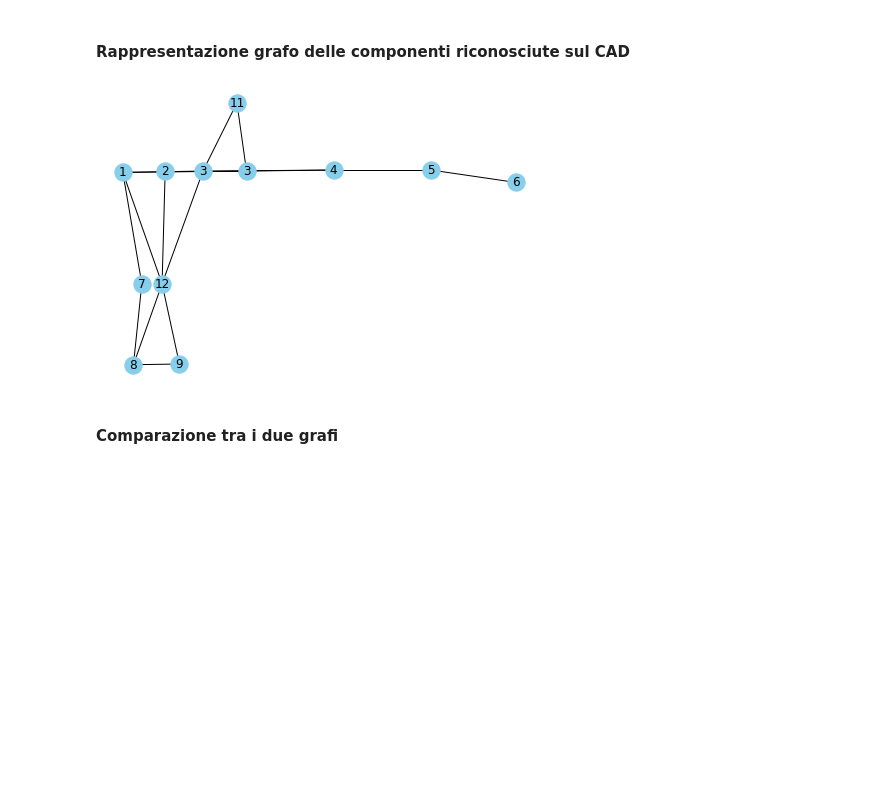
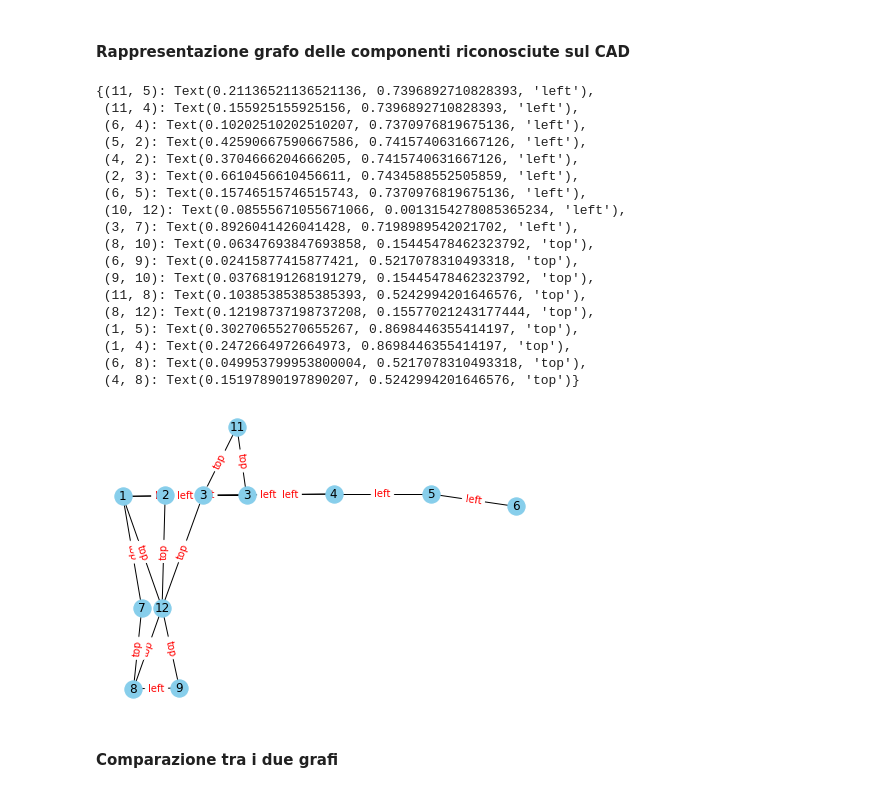
Before and after one commit to aleqrt/mask-rcnn-api, a Jupyter notebook: samples/elettrocablaggi/elettrocablaggi.ipynb, the cells around one changed output. Saved outputs shown, nothing was run; the diff lists cells and outputs as text; code cells hidden in the pictures; blank space fills up the shorter version.

```diff
--- a/samples/elettrocablaggi/elettrocablaggi.ipynb
+++ b/samples/elettrocablaggi/elettrocablaggi.ipynb
@@ -198,3 +183,16 @@ output_gt = "output_GRETA230V.txt"
+# %%
+image_name = '20200921_101722.jpg'
+
+resoner_dir = os.path.join("..","..","reasoner")
+graph_dir = os.path.join(resoner_dir, "graph")
+net_dir = os.path.join(resoner_dir, "net")
+cad_dir = os.path.join(resoner_dir, "cad")
+
+facts_net = os.path.join(net_dir, "facts_{}.asp".format(image_name[:-4]))
+ouput_net = os.path.join(net_dir, "output_{}.asp".format(image_name[:-4]))
+
+facts_cad = os.path.join(cad_dir, "facts_GRETA230V.asp")
+output_cad = os.path.join(cad_dir, "output_GRETA230V.asp")
 # %% [markdown]
 #### Definizione delle funzioni utilizzate di seguito
 # %%
@@ -337,43 +338,63 @@ plt.show()
 # %% [markdown]
 #### Rappresentazione grafo delle componenti riconosciute sul CAD
 # %%
-comp_gt = parser_component(gt_dir, facts_gt)
-neig_gt = parser_neighbour(gt_dir, output_gt, flag_CAD=True)
+comp_cad = parser_component(facts_cad)
+neig_cad = parser_neighbour(output_cad, flag_cad=True)
 
-G_gt = nx.Graph()
+G_cad = nx.Graph()
 
-nodes_gt = [i + 1 for i in range(len(comp_gt))]
-edge = [(lst[1], lst[3]) for lst in neig_gt]
+nodes_cad = [i + 1 for i in range(len(comp_cad))]
+edge = [(lst[1], lst[3]) for lst in neig_cad]
 
-G_gt.add_nodes_from(nodes_gt)
-G_gt.add_edges_from(edge)
+G_cad.add_nodes_from(nodes_cad)
+G_cad.add_edges_from(edge)
 
-mapping_gt = {}
-for e in comp_gt:
-    mapping_gt[e[1]] = e[0]
+mapping_cad = {}
+for e in comp_cad:
+    mapping_cad[e[1]] = e[0]
 
 # coordinates for all nodes
-xy = np.zeros([len(comp_gt), 2])
-for i, row in enumerate(comp_gt):
-    xy[i, 0] = (comp_gt[i][2] + comp_gt[i][4] + comp_gt[i][6] + comp_gt[i][8]) / 4
-    xy[i, 1] = (comp_gt[i][3] + comp_gt[i][5] + comp_gt[i][7] + comp_gt[i][9]) / 4
+xy = np.zeros([len(comp_cad), 2])
+for i, row in enumerate(comp_cad):
+    xy[i, 0] = (comp_cad[i][2] + comp_cad[i][4] + comp_cad[i][6] + comp_cad[i][8]) / 4
+    xy[i, 1] = (comp_cad[i][3] + comp_cad[i][5] + comp_cad[i][7] + comp_cad[i][9]) / 4
 min_max_scaler = preprocessing.MinMaxScaler()
 xy = min_max_scaler.fit_transform(xy)
 
 # position for all nodes
-pos_gt = {}
-for i, e in enumerate(comp_gt):
-    pos_gt[e[1]] = xy[i, :]
-
-plt.figure()
+pos_cad = {}
+for i, e in enumerate(comp_cad):
+    pos_cad[e[1]] = xy[i, :]
 
 # draw the graph
-nx.draw(G_gt, pos_gt, node_color='skyblue')
-nx.draw_networkx_labels(G_gt, pos_gt, mapping_gt)
+nx.draw(G_cad, pos_cad, node_color='skyblue')
+nx.draw_networkx_labels(G_cad, pos_cad, mapping_cad)
 
-plt.show()
+edge_labels = {}
+for e in neig_cad:
+    edge_labels[e[1], e[3]] = e[4]
+
+nx.draw_networkx_edge_labels(G_cad, pos_cad, edge_labels=edge_labels, font_color='red')
 # %% [output]
+{(11, 5): Text(0.21136521136521136, 0.7396892710828393, 'left'),
+ (11, 4): Text(0.155925155925156, 0.7396892710828393, 'left'),
+ (6, 4): Text(0.10202510202510207, 0.7370976819675136, 'left'),
+ (5, 2): Text(0.42590667590667586, 0.7415740631667126, 'left'),
+ (4, 2): Text(0.3704666204666205, 0.7415740631667126, 'left'),
+ (2, 3): Text(0.6610456610456611, 0.7434588552505859, 'left'),
+ (6, 5): Text(0.15746515746515743, 0.7370976819675136, 'left'),
+ (10, 12): Text(0.08555671055671066, 0.0013154278085365234, 'left'),
+ (3, 7): Text(0.8926041426041428, 0.7198989542021702, 'left'),
+ (8, 10): Text(0.06347693847693858, 0.15445478462323792, 'top'),
+ (6, 9): Text(0.02415877415877421, 0.5217078310493318, 'top'),
+ (9, 10): Text(0.03768191268191279, 0.15445478462323792, 'top'),
+ (11, 8): Text(0.10385385385385393, 0.5242994201646576, 'top'),
+ (8, 12): Text(0.12198737198737208, 0.15577021243177444, 'top'),
+ (1, 5): Text(0.30270655270655267, 0.8698446355414197, 'top'),
+ (1, 4): Text(0.2472664972664973, 0.8698446355414197, 'top'),
+ (6, 8): Text(0.049953799953800004, 0.5217078310493318, 'top'),
+ (4, 8): Text(0.15197890197890207, 0.5242994201646576, 'top')}
-[figure, old version]
+[figure, new version]
 # %% [markdown]
 #### Comparazione tra i due grafi
 # %%
```
Also changed, not shown: parts of 9 cells of this notebook, 34 other files.
